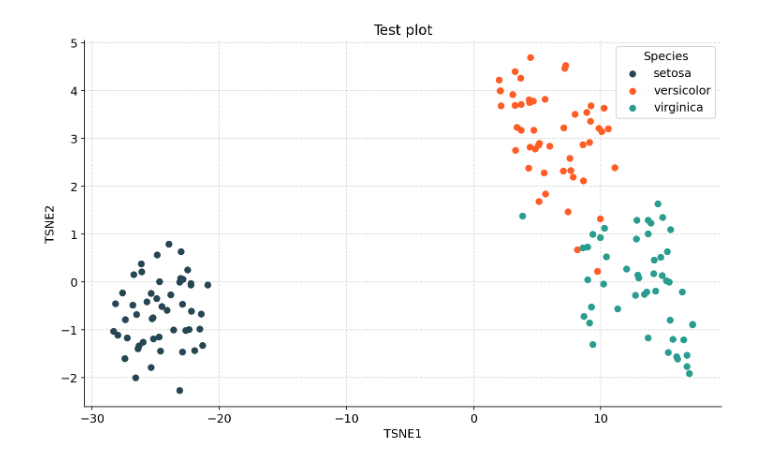
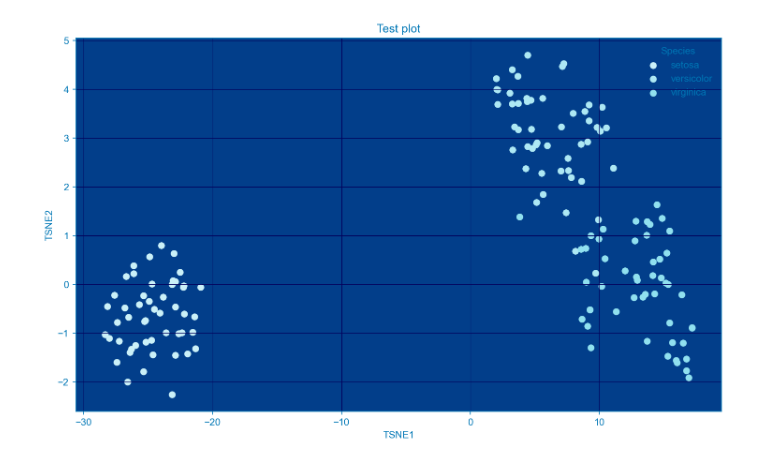
Before and after one commit to GiuseppeMinardi/cool_styles, a Jupyter notebook: Test.ipynb, the cells around one changed output. Cells and saved outputs as stored; diff of their text form; code cells hidden in the pictures.

```diff
--- a/Test.ipynb
+++ b/Test.ipynb
@@ -5,15 +5,11 @@ from sklearn.manifold import TSNE
 import pandas as pd
 
 import matplotlib.pyplot as plt
-plt.style.use('./personal_rc1.mplstyle')
+from mlp_personal_style.dark import seadark
 # %%
 data = load_iris()
 names_map = {
     idx: name
     for idx,name in enumerate(data["target_names"])
 }
-df = pd.DataFrame(data["data"], columns=data["feature_names"])
-df["target"] = data["target"]
-df["target"] = df["target"].map(names_map)
-
-df.head()
+df = pd.DataFrame(data["data"], columns=data["feature_names"]).assign(target=[names_map.get(val) for val in data["target"]])
@@ -27,15 +16,15 @@ df.head()
 # %%
 tsne = TSNE().fit_transform(df.drop("target", axis=1))
-tsne_df = pd.DataFrame(tsne, columns=["TSNE1", "TSNE2"])
-tsne_df["target"] = df["target"]
+tsne_df = pd.DataFrame(tsne, columns=["TSNE1", "TSNE2"]).assign(target=df["target"])
 # %%
-fig, ax = plt.subplots()
-for name, grouped_df in tsne_df.groupby("target"):
-    ax.scatter(grouped_df["TSNE1"],
-               grouped_df["TSNE2"], label=name)
+with plt.style.context(seadark):
+    fig, ax = plt.subplots()
+    for name, grouped_df in tsne_df.groupby("target"):
+        ax.scatter(grouped_df["TSNE1"],
+                grouped_df["TSNE2"], label=name)
 
-ax.set(xlabel="TSNE1", ylabel="TSNE2", title="Test plot")
-ax.legend(title="Species")
-plt.show()
+    ax.set(xlabel="TSNE1", ylabel="TSNE2", title="Test plot")
+    ax.legend(title="Species")
+    plt.show()
 # %% [output]
-[figure, old version]
+[figure, new version]
```
Also changed, not shown: parts of 1 cell of this notebook, 2 other files.
